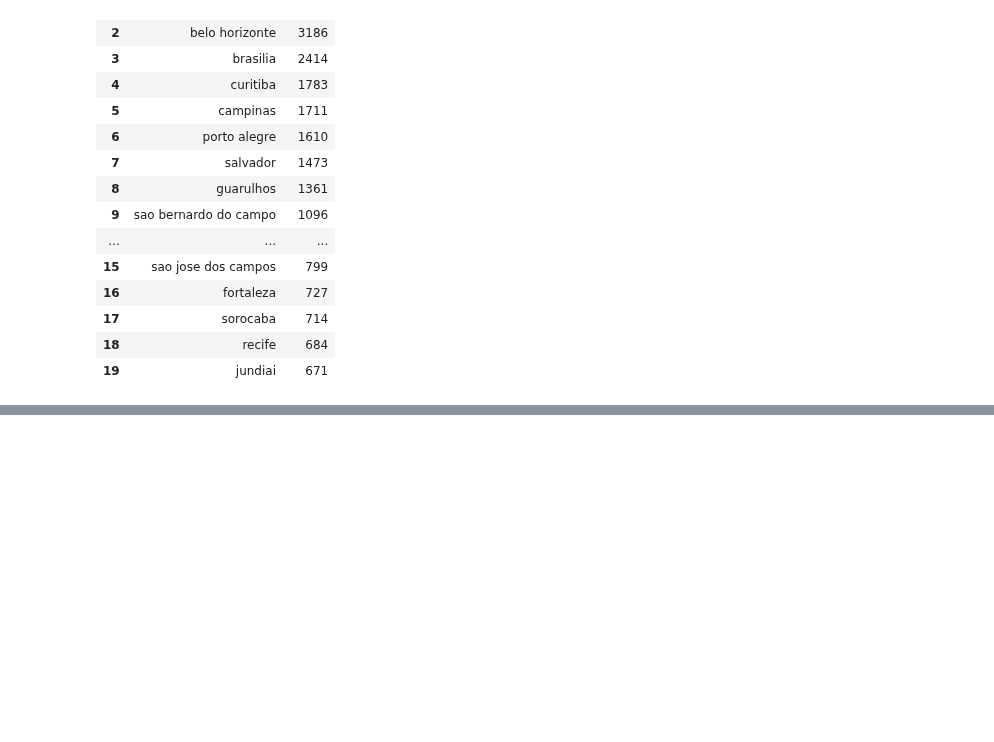
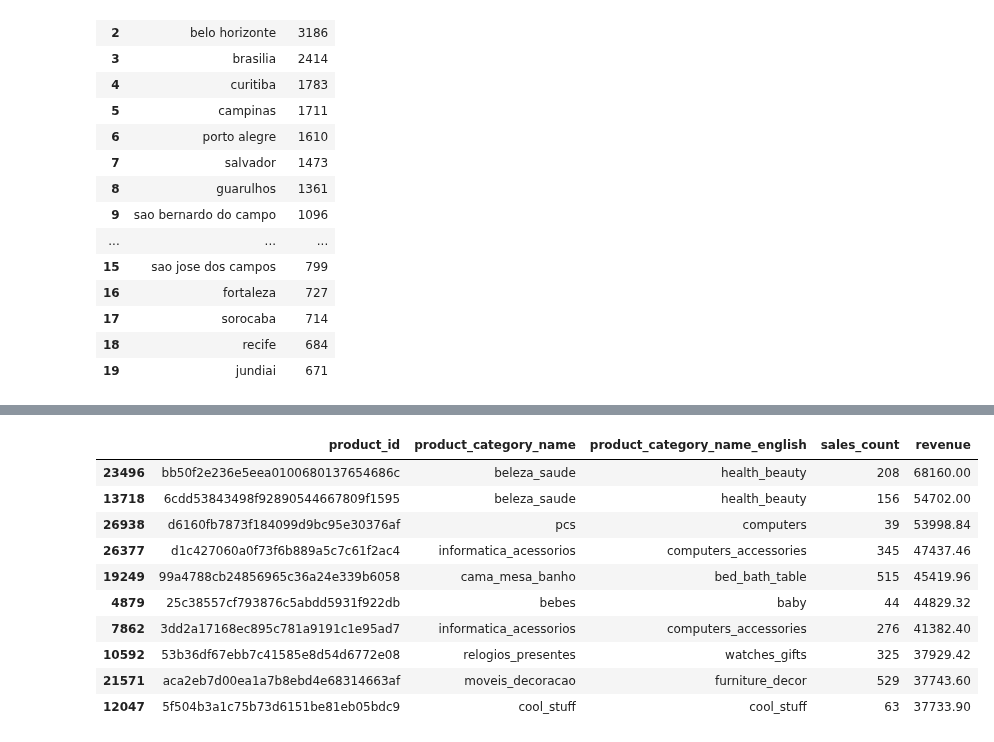
Before and after one commit to RioPramana21/Final-Project-Olist, a Jupyter notebook: preparation_notebooks/FinPro Olist Anlaysis.ipynb, the cells around one changed output, grey strips where cells are left out. Drawn from its saved outputs; the diff is of its cells as text; code cells hidden in the pictures; blank space fills up the shorter version.

```diff
--- a/preparation_notebooks/FinPro Olist Anlaysis.ipynb
+++ b/preparation_notebooks/FinPro Olist Anlaysis.ipynb
@@ -942,0 +946,17 @@ fig.show()
+# %%
+#popular products by revenue
+popular_products = master_olist_dataset.groupby(['product_id','product_category_name','product_category_name_english']).agg(sales_count=('order_id', 'count'), revenue = ('price','sum')).reset_index()
+top10_products_byrevenue = popular_products.sort_values(by='revenue', ascending=False).head(10)
+display(top10_products_byrevenue)
+# %% [output]
+|  | product_id | product_category_name | product_category_name_english | sales_count | revenue |
+| 23496 | bb50f2e236e5eea0100680137654686c | beleza_saude | health_beauty | 208 | 68160.00 |
+| 13718 | 6cdd53843498f92890544667809f1595 | beleza_saude | health_beauty | 156 | 54702.00 |
+| 26938 | d6160fb7873f184099d9bc95e30376af | pcs | computers | 39 | 53998.84 |
+| 26377 | d1c427060a0f73f6b889a5c7c61f2ac4 | informatica_acessorios | computers_accessories | 345 | 47437.46 |
+| 19249 | 99a4788cb24856965c36a24e339b6058 | cama_mesa_banho | bed_bath_table | 515 | 45419.96 |
+| 4879 | 25c38557cf793876c5abdd5931f922db | bebes | baby | 44 | 44829.32 |
+| 7862 | 3dd2a17168ec895c781a9191c1e95ad7 | informatica_acessorios | computers_accessories | 276 | 41382.40 |
+| 10592 | 53b36df67ebb7c41585e8d54d6772e08 | relogios_presentes | watches_gifts | 325 | 37929.42 |
+| 21571 | aca2eb7d00ea1a7b8ebd4e68314663af | moveis_decoracao | furniture_decor | 529 | 37743.60 |
+| 12047 | 5f504b3a1c75b73d6151be81eb05bdc9 | cool_stuff | cool_stuff | 63 | 37733.90 |
```
Also changed, not shown: parts of 5 cells of this notebook.
